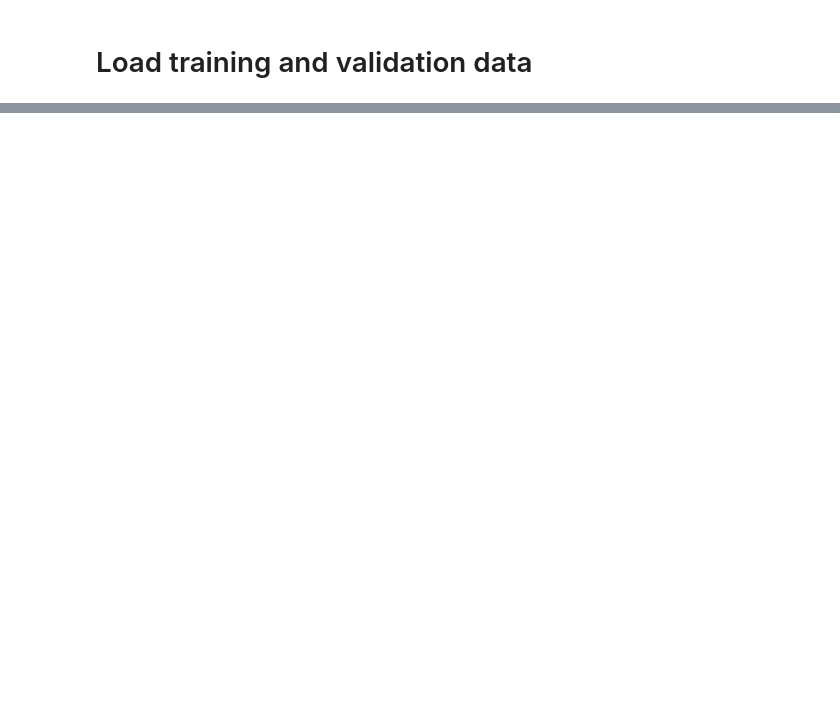
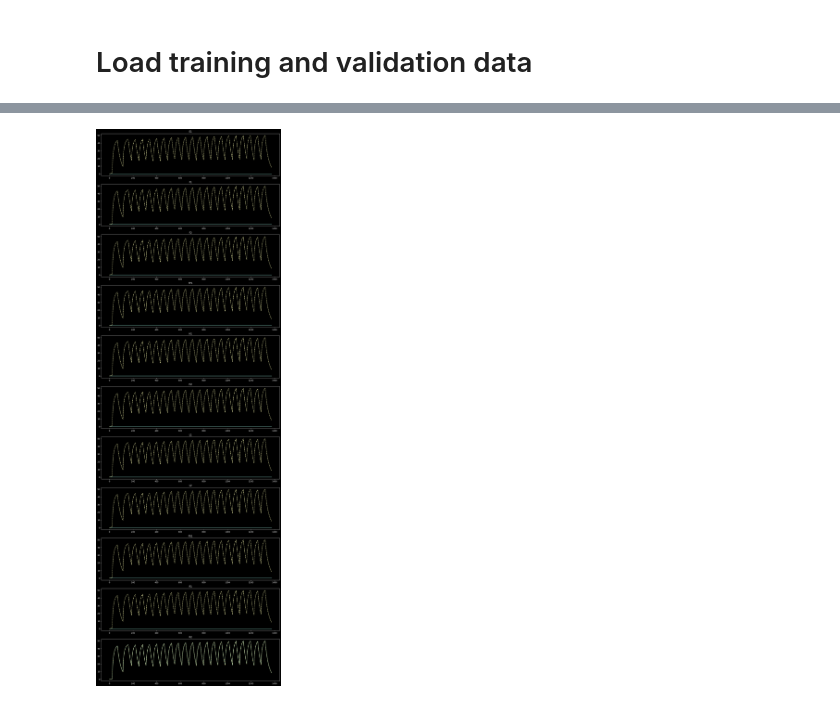
Before and after one commit to fair-acc/pulsed-power-ml, a Jupyter notebook: src/pulsed_power_ml/notebooks/FAIRTFGuptaClassifierValidation_NB_2022-12-07.ipynb, the cells around one changed output, grey strips where cells are left out. Saved outputs shown, nothing was run; the diff lists cells and outputs as text; code cells hidden in the pictures; blank space fills up the shorter version.

Commit message:
feat: Implement advanced switch detection in GuptaModel
feat: Add the possibility to omit spectra plotting for smaller plots

feat: Implement additional functions for faster model validation

```diff
--- a/src/pulsed_power_ml/notebooks/FAIRTFGuptaClassifierValidation_NB_2022-12-07.ipynb
+++ b/src/pulsed_power_ml/notebooks/FAIRTFGuptaClassifierValidation_NB_2022-12-07.ipynb
@@ -28,0 +80,5 @@ gr_data_folder =
+# %%
+state_vector_list = list()
+for data_point in data_point_array:
+    state_vector = tf_model(tf.constant(data_point, dtype=tf.float32))
+    state_vector_list.append(state_vector)
@@ -28,0 +107,15 @@ gr_data_folder =
+# %%
+py_app_power_list = list()
+for app_power in apparent_power_list:
+    py_app_power_list.append(("app_name", app_power))
+
+py_model = GuptaClassifier(
+    background_n=5,
+    spectrum_type=2,
+    apparent_power_list=py_app_power_list,
+    n_neighbors=3,
+    distance_threshold=100
+)
+# %%
+py_model.fit(features,
+             labels)
@@ -28,0 +140,5 @@ gr_data_folder =
+# %%
+state_vector_list_py = list()
+for data_point in data_point_array:
+    state_vector = py_model.predict(data_point)
+    state_vector_list_py.append(state_vector)
@@ -28,0 +150,7 @@ gr_data_folder =
+# %%
+fig = plot_state_vector_array(state_vector_list=np.array(state_vector_list_py),
+                              label_list=list(appliance_names),
+                              true_apparent_power=data_point_array[:,-2])
+fig.savefig=("/home/thomas/projects/nilm_at_fair/training_data/model_validation/py_model_r1_alt_plot.pdf")
+# %% [output]
+[figure, added]
```
Also changed, not shown: parts of 14 cells of this notebook, 5 other files.
